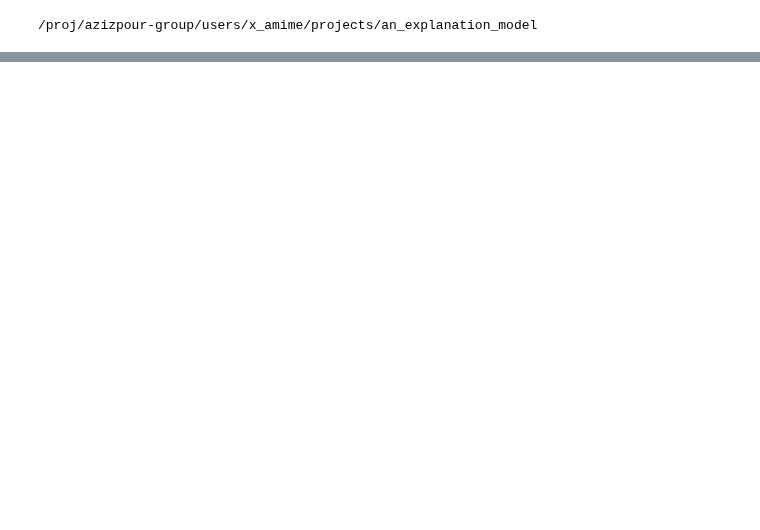
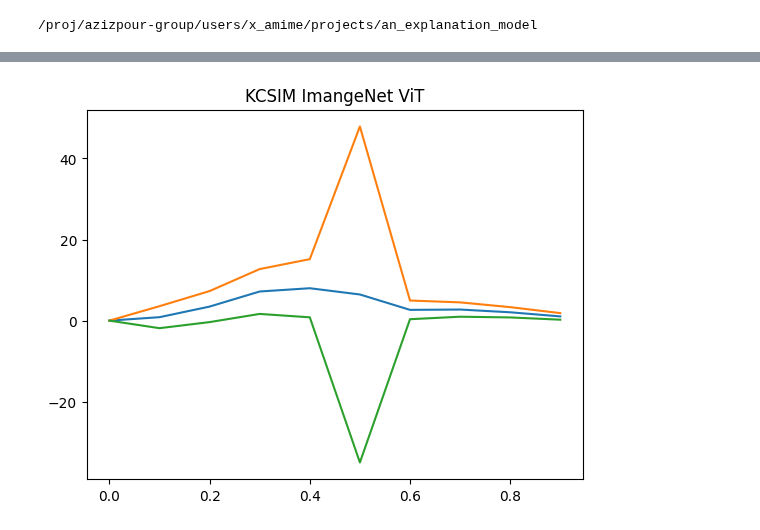
Before and after one commit to Amir-Mehrpanah/On-Spectral-Properties-of-Gradient-based-Explanation-Methods-ECCV24, a Jupyter notebook: experiments/experiment_9.ipynb, the cells around one changed output, grey strips where cells are left out. Drawn from its saved outputs; the diff is of its cells as text; code cells hidden in the pictures; blank space fills up the shorter version.

```diff
--- a/experiments/experiment_9.ipynb
+++ b/experiments/experiment_9.ipynb
@@ -66,0 +69,25 @@ np.exp(f(image)).argmax()
+# %%
+temp = df[(df.stream_name=="vanilla_grad_mask") & (df.stream_statistic == "meanx2")]
+# %%
+def compute_norm_df(x):
+    y = 0
+    sigma = x.alpha_mask_value.iloc[0]
+
+    def compute_norm(x):
+        x = np.load(x).sum() * (sigma ** (5 / 2))
+        return y + x
+
+    y = x["data_path"].apply(compute_norm)
+    return y.mean(), y.std()
+
+
+kcsim= temp.groupby("alpha_mask_value").apply(compute_norm_df)
+kcsim_mean = kcsim.apply(lambda x: x[0])
+kcsim_std = kcsim.apply(lambda x: x[1])
+plt.plot(kcsim_mean, label="mean")
+plt.plot(kcsim_mean + kcsim_std, label="mean+std")
+plt.plot(kcsim_mean - kcsim_std, label="mean-std")
+plt.title("KCSIM ImangeNet ViT")
+plt.savefig("outputs/figures/9_imagenetvit_sim_0.pdf", bbox_inches="tight")
+# %% [output]
+[figure, added]
```
Also changed, not shown: parts of 9 cells of this notebook, 15 other files.
